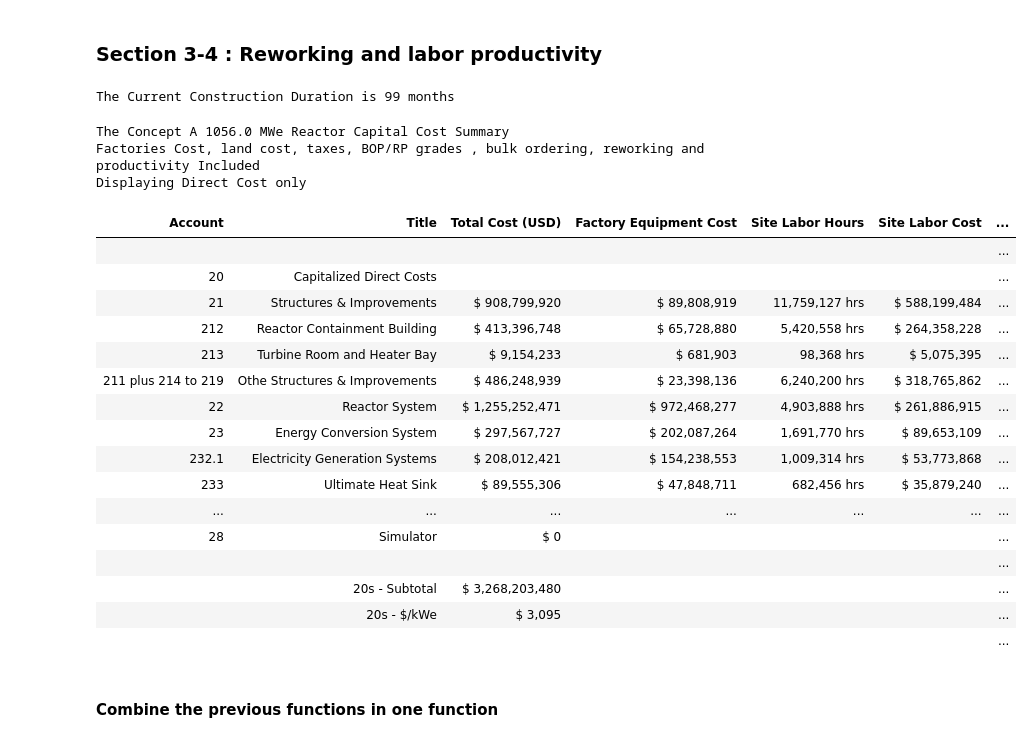
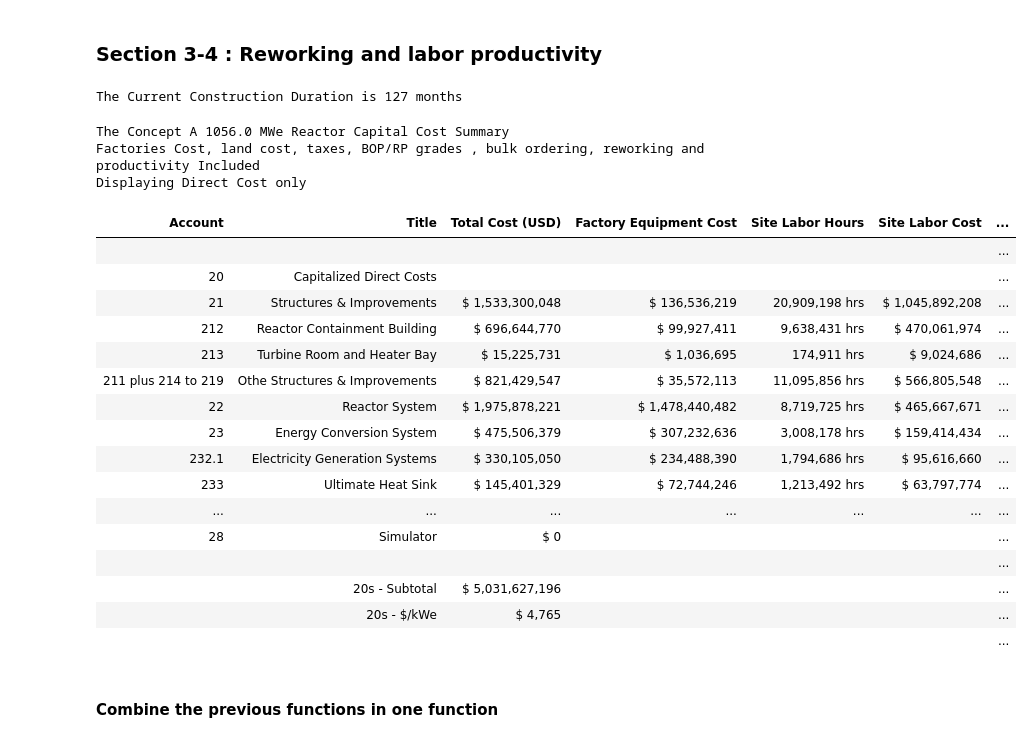
Before and after one commit to accert-dev/ACCERT, a Jupyter notebook: Cost_Reduction/CostReduction_exploration_mode.ipynb, the cells around one changed output. Drawn from its saved outputs; the diff is of its cells as text; code cells hidden in the pictures.

```diff
--- a/Cost_Reduction/CostReduction_exploration_mode.ipynb
+++ b/Cost_Reduction/CostReduction_exploration_mode.ipynb
@@ -355,11 +363,16 @@ Capital Cost Summary - Factories Cost, land cost and taxes Included
 
 # If the reactor building is non nuclear, the cost reduction factor for acount 212 is 0.6
 
-def add_BOP_RP_grades(Reactor_data_updated_1, RB_grade_0, BOP_grade_0, power, reactor_type):
+def add_BOP_RP_grades(Reactor_data_updated_1, RB_grade_0, BOP_grade_0, power, reactor_type, n_th, mod_0):
 
-    RB_grade = RB_grade_0     # Does not change when building more units
-    BOP_grade = BOP_grade_0   # Does not change when building more units
+    RB_grade = RB_grade_0     # Does not change when building more units. it is either always nuclear or always non nuclear
 
+
+    # If n >=2: BoP commercial = True : non_nuclear
+    if n_th == 1:
+        BOP_grade = BOP_grade_0
+    elif n_th >=2:
+        BOP_grade = "non_nuclear"
 
 
     db = pd.DataFrame()
@@ -433,7 +446,13 @@ def add_BOP_RP_grades(Reactor_data_updated_1, RB_grade_0, BOP_grade_0, power, re
     new_dur = update_cons_duration(Reactor_data_updated_1, Reactor_data_updated_2,  duration)
 
      #apply modularity factor affecting the construction duration
-    if mod_0 == "modularized" :
+    if n_th == 1:
+        mod = mod_0
+    elif n_th >= 2:
+        mod =  "modularized"
+
+
+    if mod == "modularized" :
         mod_factor = 0.8
     else:
         mod_factor = 1
@@ -449,7 +468,7 @@ reactor_power = (reactor_data_read(reactor_type ))[1]
 Reactor_data_factory = (add_factory_cost(reactor_data , reactor_power, f_22, f_2321))[0]
 
 Reactor_data_factory_land_taxes = add_land_cost(Reactor_data_factory , land_cost_per_acre_0, reactor_power)
-Reactor_data_factory_land_taxes_BOP_RP_grades_result = add_BOP_RP_grades(Reactor_data_factory_land_taxes  , RB_grade_0, BOP_grade_0, reactor_power, reactor_type)
+Reactor_data_factory_land_taxes_BOP_RP_grades_result = add_BOP_RP_grades(Reactor_data_factory_land_taxes  , RB_grade_0, BOP_grade_0, reactor_power, reactor_type, n_th, mod_0)
 Reactor_data_factory_land_taxes_BOP_RP_grades = Reactor_data_factory_land_taxes_BOP_RP_grades_result[0]
 current_cons_duration = Reactor_data_factory_land_taxes_BOP_RP_grades_result[1][0]
 
@@ -630,49 +649,49 @@ def add_reworking_productivity(Reactor_data_updated_4, reactor_type, n_th, desig
 
 
 
 # # Example
 
 reactor_data = (reactor_data_read(reactor_type ))[0]
 reactor_power = (reactor_data_read(reactor_type ))[1]
 
 Reactor_data_factory = (add_factory_cost(reactor_data , reactor_power, f_22, f_2321))[0]
 baseline_lab_hours = (add_factory_cost(reactor_data , reactor_power, f_22, f_2321))[1]
 
 Reactor_data_factory_land_taxes = add_land_cost(Reactor_data_factory , land_cost_per_acre_0, reactor_power)
-Reactor_data_factory_land_taxes_BOP_RP_grades = add_BOP_RP_grades(Reactor_data_factory_land_taxes  , RB_grade_0, BOP_grade_0, reactor_power, reactor_type)[0]
-prev_cons_duration = add_BOP_RP_grades(Reactor_data_factory_land_taxes  , RB_grade_0, BOP_grade_0, reactor_power, reactor_type)[1]
+Reactor_data_factory_land_taxes_BOP_RP_grades = add_BOP_RP_grades(Reactor_data_factory_land_taxes  , RB_grade_0, BOP_grade_0, reactor_power, reactor_type, n_th, mod_0)[0]
+prev_cons_duration = add_BOP_RP_grades(Reactor_data_factory_land_taxes  , RB_grade_0, BOP_grade_0, reactor_power, reactor_type, n_th, mod_0)[1]
 Reactor_data_factory_land_taxes_BOP_RP_grades_bulkOrder = add_bulk_ordering(Reactor_data_factory_land_taxes_BOP_RP_grades , num_orders, f_22, f_2321, reactor_power)
 Reactor_data_factory_land_taxes_BOP_RP_grades_bulkOrder_rework_productivity_results =\
     add_reworking_productivity(Reactor_data_factory_land_taxes_BOP_RP_grades_bulkOrder , reactor_type, n_th , design_completion_0, ae_exp_0, N_AE, ce_exp_0, N_cons, reactor_power, prev_cons_duration, baseline_lab_hours)
 
 Reactor_data_factory_land_taxes_BOP_RP_grades_bulkOrder_rework_productivity = Reactor_data_factory_land_taxes_BOP_RP_grades_bulkOrder_rework_productivity_results[0]
 
 Reactor_data_factory_land_taxes_BOP_RP_grades_bulkOrder_rework_productivity_pretty = prettify(Reactor_data_factory_land_taxes_BOP_RP_grades_bulkOrder_rework_productivity,\
         f" The {reactor_type} {np.round(reactor_power/1000,1)} MWe Reactor Capital Cost Summary <br> Factories Cost, land cost, taxes, BOP/RP grades , bulk ordering, reworking and productivity Included  <br> Displaying Direct Cost only<br><br> ", "no_subsidies")
 
 print(f"The Current Construction Duration is {int(np.round(Reactor_data_factory_land_taxes_BOP_RP_grades_bulkOrder_rework_productivity_results[1][0],0))} months")
 Reactor_data_factory_land_taxes_BOP_RP_grades_bulkOrder_rework_productivity_pretty.hide(subset=hidden_list1, axis=0) # show direct cost only
 # %% [output]
-The Current Construction Duration is 99 months
+The Current Construction Duration is 127 months
 The Concept A 1056.0 MWe Reactor Capital Cost Summary
 Factories Cost, land cost, taxes, BOP/RP grades , bulk ordering, reworking and productivity Included
 Displaying Direct Cost only
 | Account | Title | Total Cost (USD) | Factory Equipment Cost | Site Labor Hours | Site Labor Cost | ... |
 |  |  |  |  |  |  | ... |
 | 20 | Capitalized Direct Costs |  |  |  |  | ... |
-| 21 | Structures & Improvements | $ 908,799,920 | $ 89,808,919 | 11,759,127 hrs | $ 588,199,484 | ... |
-| 212 | Reactor Containment Building | $ 413,396,748 | $ 65,728,880 | 5,420,558 hrs | $ 264,358,228 | ... |
-| 213 | Turbine Room and Heater Bay | $ 9,154,233 | $ 681,903 | 98,368 hrs | $ 5,075,395 | ... |
-| 211 plus 214 to 219 | Othe Structures & Improvements | $ 486,248,939 | $ 23,398,136 | 6,240,200 hrs | $ 318,765,862 | ... |
-| 22 | Reactor System | $ 1,255,252,471 | $ 972,468,277 | 4,903,888 hrs | $ 261,886,915 | ... |
-| 23 | Energy Conversion System | $ 297,567,727 | $ 202,087,264 | 1,691,770 hrs | $ 89,653,109 | ... |
-| 232.1 | Electricity Generation Systems | $ 208,012,421 | $ 154,238,553 | 1,009,314 hrs | $ 53,773,868 | ... |
-| 233 | Ultimate Heat Sink | $ 89,555,306 | $ 47,848,711 | 682,456 hrs | $ 35,879,240 | ... |
+| 21 | Structures & Improvements | $ 1,533,300,048 | $ 136,536,219 | 20,909,198 hrs | $ 1,045,892,208 | ... |
+| 212 | Reactor Containment Building | $ 696,644,770 | $ 99,927,411 | 9,638,431 hrs | $ 470,061,974 | ... |
+| 213 | Turbine Room and Heater Bay | $ 15,225,731 | $ 1,036,695 | 174,911 hrs | $ 9,024,686 | ... |
+| 211 plus 214 to 219 | Othe Structures & Improvements | $ 821,429,547 | $ 35,572,113 | 11,095,856 hrs | $ 566,805,548 | ... |
+| 22 | Reactor System | $ 1,975,878,221 | $ 1,478,440,482 | 8,719,725 hrs | $ 465,667,671 | ... |
+| 23 | Energy Conversion System | $ 475,506,379 | $ 307,232,636 | 3,008,178 hrs | $ 159,414,434 | ... |
+| 232.1 | Electricity Generation Systems | $ 330,105,050 | $ 234,488,390 | 1,794,686 hrs | $ 95,616,660 | ... |
+| 233 | Ultimate Heat Sink | $ 145,401,329 | $ 72,744,246 | 1,213,492 hrs | $ 63,797,774 | ... |
 | ... | ... | ... | ... | ... | ... | ... |
 | 28 | Simulator | $ 0 |  |  |  | ... |
 |  |  |  |  |  |  | ... |
-|  | 20s - Subtotal | $ 3,268,203,480 |  |  |  | ... |
-|  | 20s - $/kWe | $ 3,095 |  |  |  | ... |
+|  | 20s - Subtotal | $ 5,031,627,196 |  |  |  | ... |
+|  | 20s - $/kWe | $ 4,765 |  |  |  | ... |
 |  |  |  |  |  |  | ... |
 # %% [markdown]
 #### Combine the previous functions in one function
```
Also changed, not shown: parts of 14 cells of this notebook, 1 other file.
